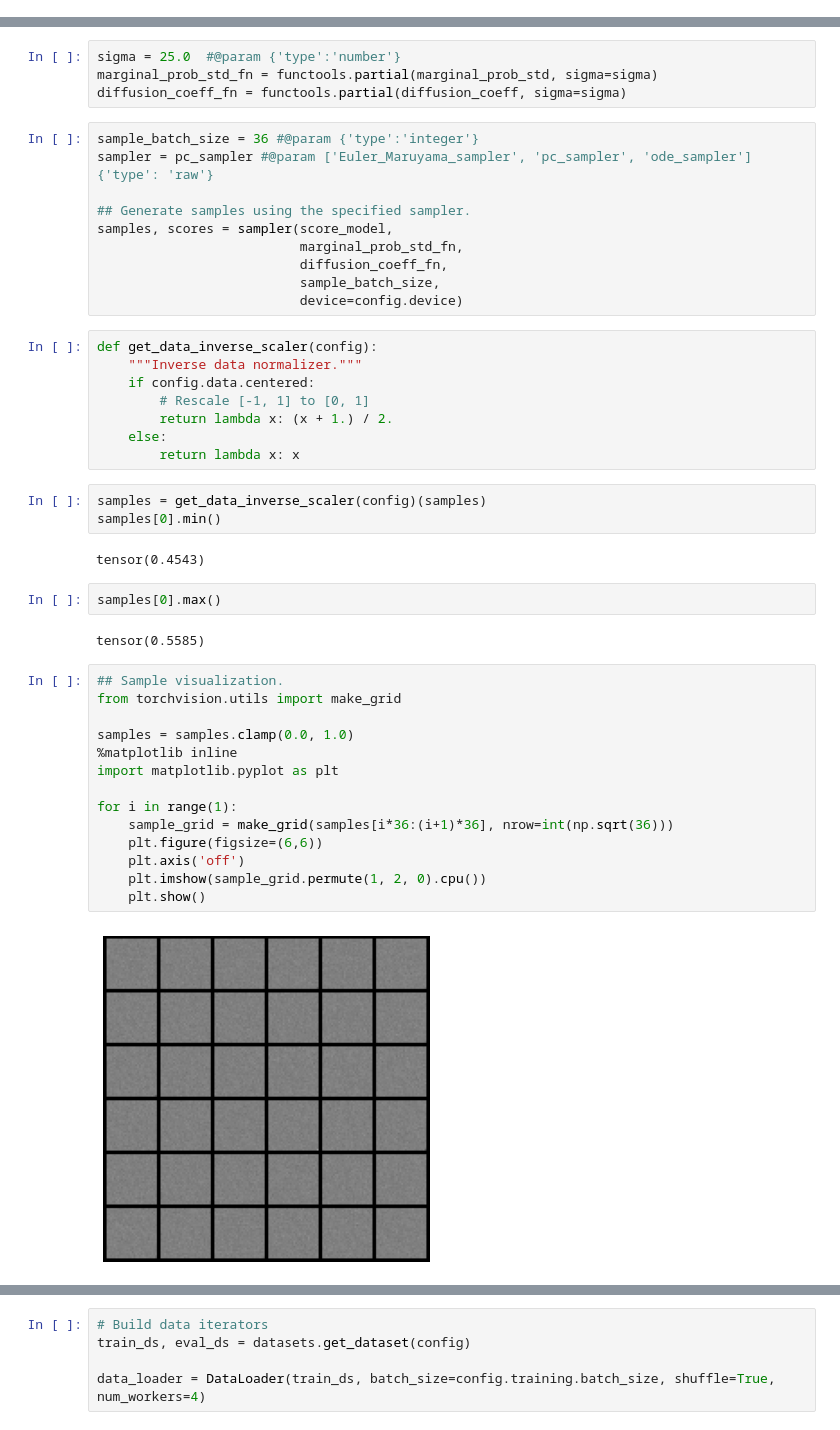
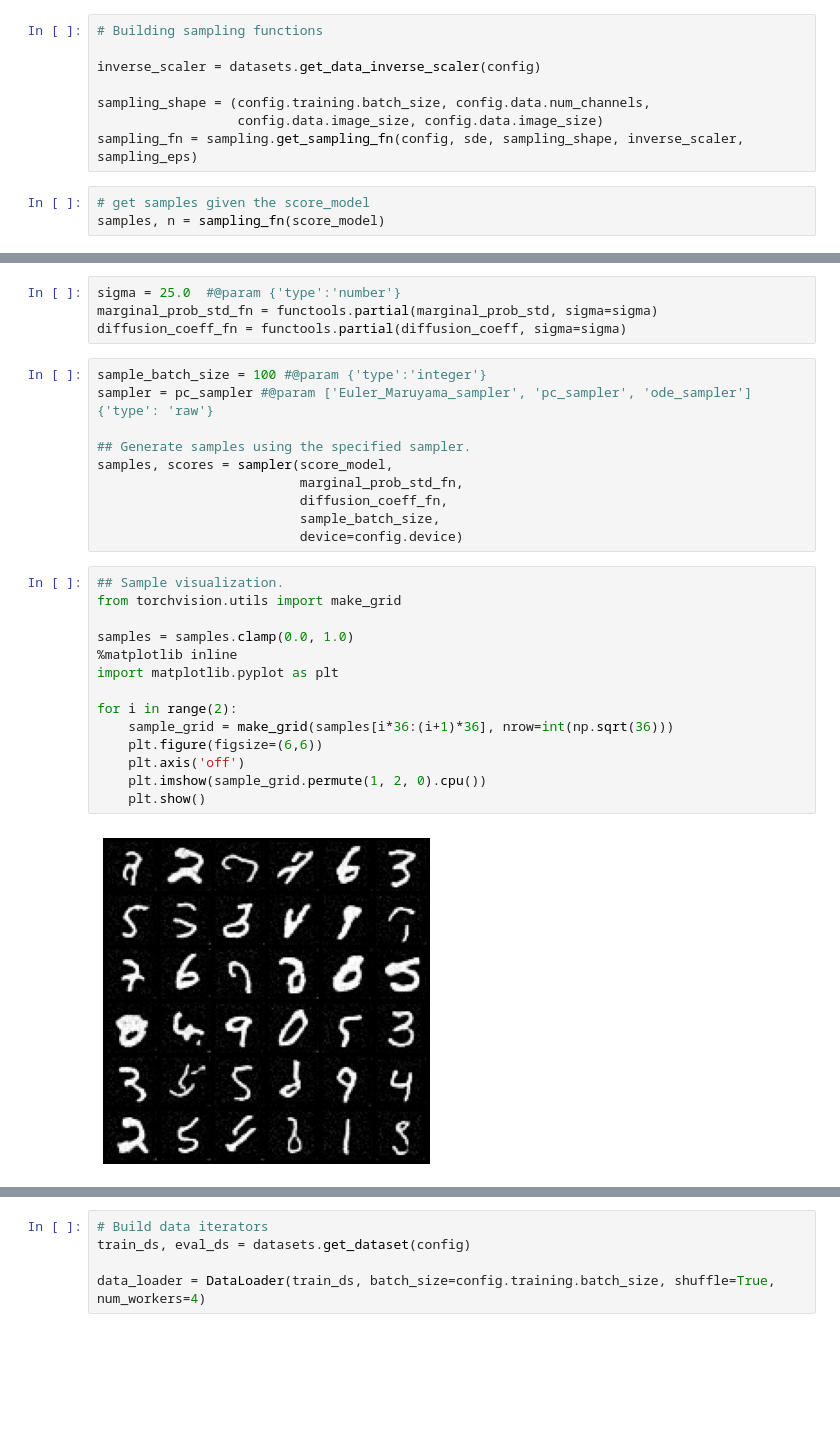
Before and after one commit to gabrielraya/ddos, a Jupyter notebook: Tutorial_on_out_out_distribution_detection_with_SGM.ipynb, the cells around one changed output, grey strips where cells are left out. Drawn from its saved outputs; the diff is of its cells as text; blank space fills up the shorter version.

```diff
--- a/Tutorial_on_out_out_distribution_detection_with_SGM.ipynb
+++ b/Tutorial_on_out_out_distribution_detection_with_SGM.ipynb
@@ -51,0 +52,11 @@ score_model.load_state_dict(ckpt)
+# %%
+# Building sampling functions
+
+inverse_scaler = datasets.get_data_inverse_scaler(config)
+
+sampling_shape = (config.training.batch_size, config.data.num_channels,
+                  config.data.image_size, config.data.image_size)
+sampling_fn = sampling.get_sampling_fn(config, sde, sampling_shape, inverse_scaler, sampling_eps)
+# %%
+# get samples given the score_model
+samples, n = sampling_fn(score_model)
@@ -146,7 +163,7 @@ sigma = 25.0  #@param {'type':'number'}
 marginal_prob_std_fn = functools.partial(marginal_prob_std, sigma=sigma)
 diffusion_coeff_fn = functools.partial(diffusion_coeff, sigma=sigma)
 # %%
-sample_batch_size = 36 #@param {'type':'integer'}
+sample_batch_size = 100 #@param {'type':'integer'}
 sampler = pc_sampler #@param ['Euler_Maruyama_sampler', 'pc_sampler', 'ode_sampler'] {'type': 'raw'}
 
 ## Generate samples using the specified sampler.
@@ -155,36 +172,19 @@ samples, scores = sampler(score_model,
                           diffusion_coeff_fn,
                           sample_batch_size,
                           device=config.device)
-# %%
-def get_data_inverse_scaler(config):
-    """Inverse data normalizer."""
-    if config.data.centered:
-        # Rescale [-1, 1] to [0, 1]
-        return lambda x: (x + 1.) / 2.
-    else:
-        return lambda x: x
-# %%
-samples = get_data_inverse_scaler(config)(samples)
-samples[0].min()
-# %% [output]
-tensor(0.4543)
-# %%
-samples[0].max()
-# %% [output]
-tensor(0.5585)
 # %%
 ## Sample visualization.
 from torchvision.utils import make_grid
 
 samples = samples.clamp(0.0, 1.0)
 %matplotlib inline
 import matplotlib.pyplot as plt
 
-for i in range(1):
+for i in range(2):
     sample_grid = make_grid(samples[i*36:(i+1)*36], nrow=int(np.sqrt(36)))
     plt.figure(figsize=(6,6))
     plt.axis('off')
     plt.imshow(sample_grid.permute(1, 2, 0).cpu())
     plt.show()
 # %% [output]
-[figure, old version]
+[figure, new version]
```
Also changed, not shown: parts of 5 cells of this notebook.
